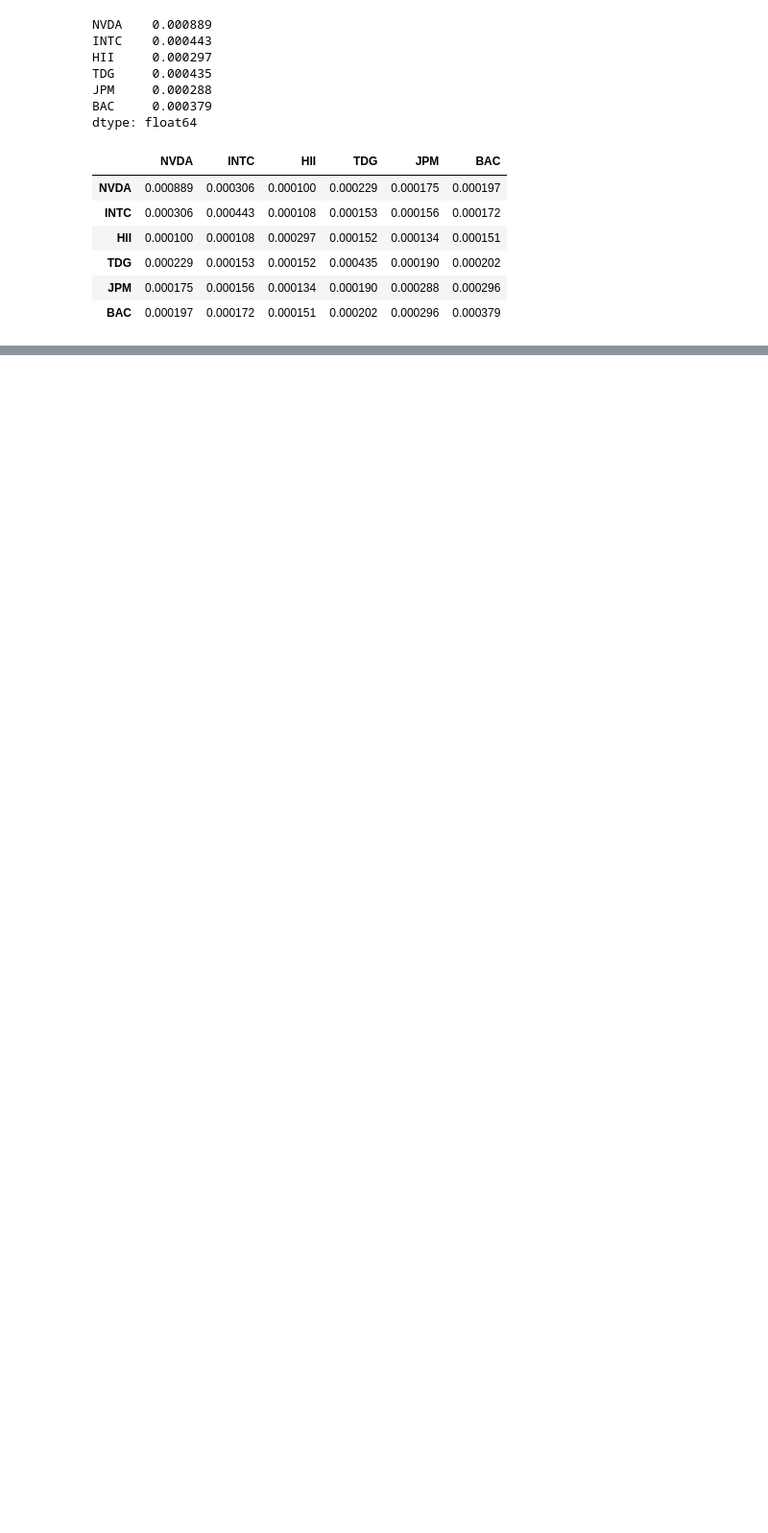
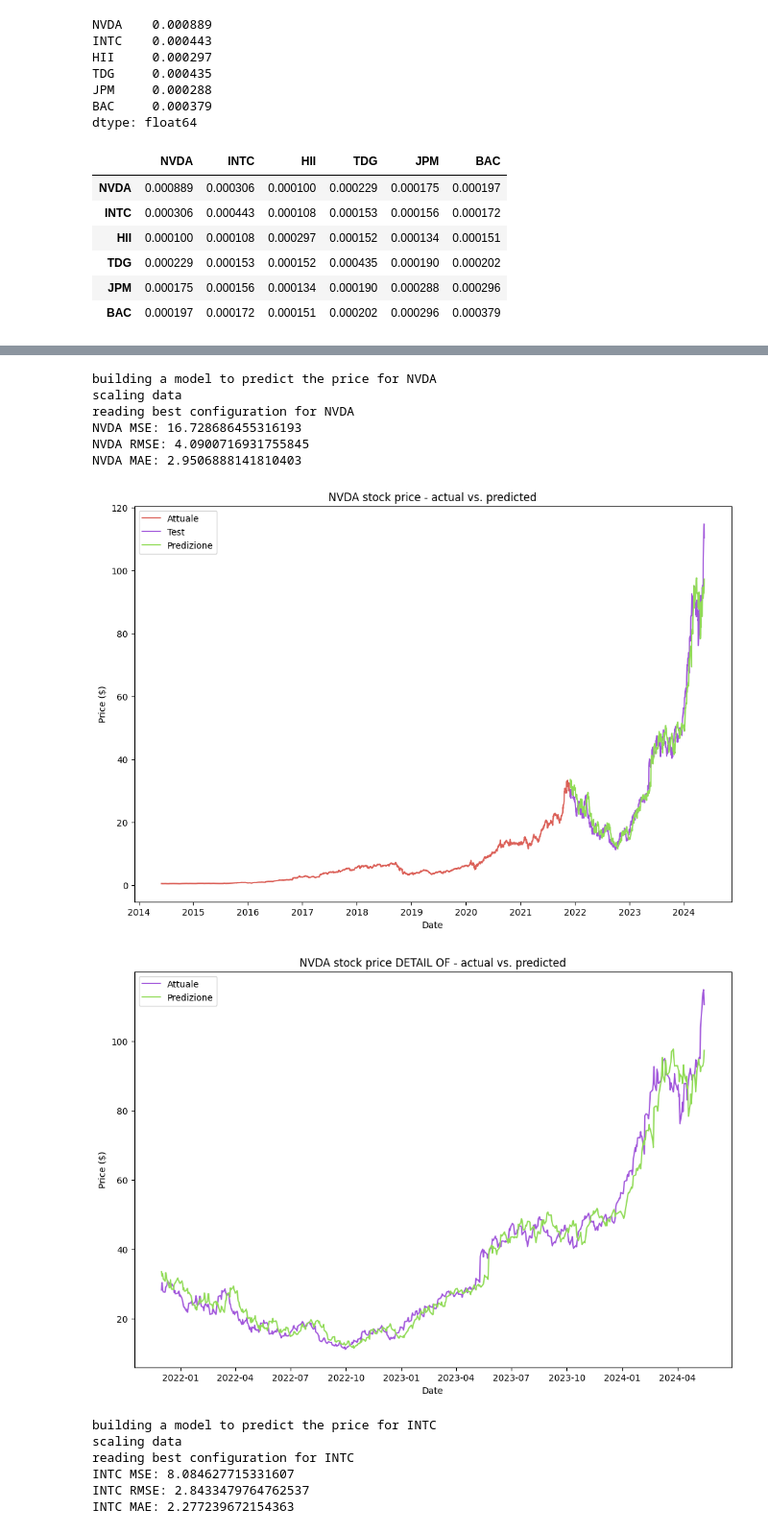
Before and after one commit to IlRickIs/BISF-project, a Jupyter notebook: project.ipynb, the cells around one changed output, grey strips where cells are left out. Shown at 96% size. Saved outputs shown, nothing was run; the diff lists cells and outputs as text; code cells hidden in the pictures; blank space fills up the shorter version.

```diff
--- a/project.ipynb
+++ b/project.ipynb
@@ -368,0 +495,8 @@ cov_matrix
+# %%
+def scale_data(X_train, X_test):
+    #scale the data but keep the indexes
+    print("scaling data")
+    scaler = StandardScaler()
+    X_train = pd.DataFrame(scaler.fit_transform(X_train), index=X_train.index, columns=X_train.columns)
+    X_test = pd.DataFrame(scaler.transform(X_test), index=X_test.index, columns=X_test.columns)
+    return X_train, X_test
@@ -368,0 +518,47 @@ cov_matrix
+# %%
+def plot_details_pred(y_test, y_pred, title):
+    COLORS = sns.color_palette("hls", 4)
+    fig, ax = plt.subplots(1)
+    ax = sns.lineplot(data=y_test, color=COLORS[3], label='Attuale')
+    ax.plot(y_test.index, y_pred, c=COLORS[1], label='Predizione')
+    ax.set(title="{} stock price DETAIL OF - actual vs. predicted".format(title), xlabel='Date', ylabel='Price ($)')
+    ax.legend()
+    fig.set_size_inches(12, 8)
+    if not os.path.exists('images/predictions'):
+        os.makedirs('images/predictions', exist_ok=True)
+    plt.savefig('images/predictions/{}_DETAIL_predictions.png'.format(title))
+    plt.show()
+# %%
+data_df = pd.read_csv('data/data.csv', index_col=0, parse_dates=True)
+for title in data_df.columns:
+    print("building a model to predict the price for {}".format(title))
+    title_df = create_split_df(data_df, title, FORECAST_HORIZON)
+    X_train, X_test, y_train, y_test = make_train_test_split(title_df, N_TRAIN_MONTHS)
+    X_train, X_test = scale_data(X_train, X_test)
+    svr = get_best_svr(X_train, y_train, title)
+    svr.fit(X_train, y_train)
+    X_test = X_test.sort_index()
+    y_pred = svr.predict(X_test)
+    y_test = y_test.sort_index()
+    predictions_df = pd.DataFrame({'True': y_test, 'Predicted': y_pred})
+    predictions_df.to_csv('data/{}_predictions.csv'.format(title))
+    print('{} MSE:'.format(title), mean_squared_error(y_test, y_pred))
+    print('{} RMSE:'.format(title),np.sqrt(mean_squared_error(y_test, y_pred)))
+    print('{} MAE:'.format(title), mean_absolute_error(y_test, y_pred))
+    plot_predictions(y_test, y_pred, y_train, title)
+    plot_details_pred(y_test, y_pred, title)
+# %% [output]
+building a model to predict the price for NVDA
+scaling data
+reading best configuration for NVDA
+NVDA MSE: 16.728686455316193
+NVDA RMSE: 4.0900716931755845
+NVDA MAE: 2.9506888141810403
+[figure, added]
+[figure, added]
+building a model to predict the price for INTC
+scaling data
+reading best configuration for INTC
+INTC MSE: 8.084627715331607
+INTC RMSE: 2.8433479764762537
+INTC MAE: 2.277239672154363
```
Also changed, not shown: parts of 25 cells of this notebook, 4 other files.
